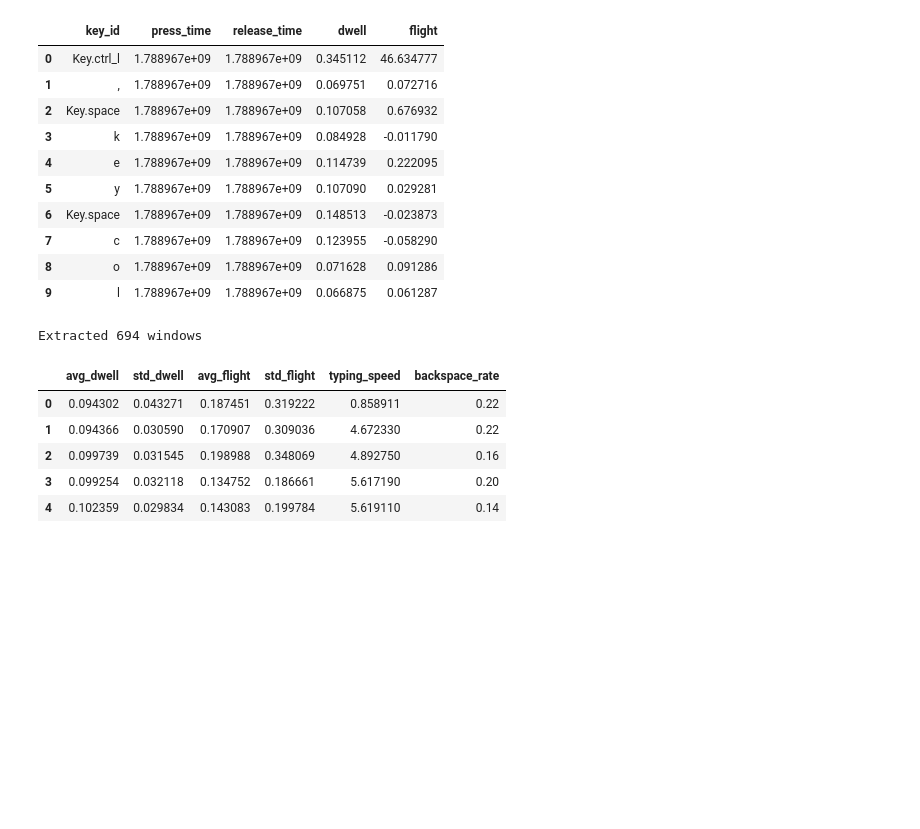
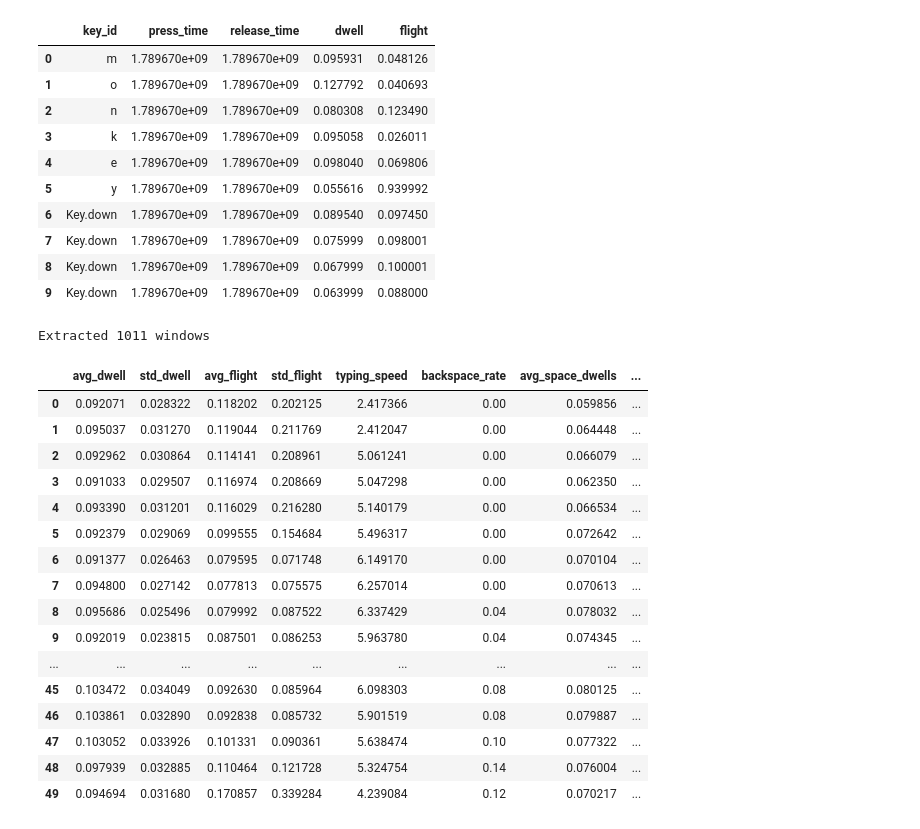
Before and after one commit to lemoniskartikeya/keystroke-continuous-auth, a Jupyter notebook: notebooks/02_feature_extraction.ipynb, the cells around one changed output. Cells and saved outputs as stored; diff of their text form; code cells hidden in the pictures; blank space fills up the shorter version.

```diff
--- a/notebooks/02_feature_extraction.ipynb
+++ b/notebooks/02_feature_extraction.ipynb
@@ -2,8 +2,8 @@
 import pandas as pd
 import numpy as np
 # %%
-INPUT_FILE = "../keystroke_log.csv" # ../ means that the file exists outside the foler we are currently in
-OUTPUT_FILE = "../features.csv"
+INPUT_FILE = "../data/keystroke_log_anomalous.csv" # ../ means that the file exists outside the foler we are currently in
+OUTPUT_FILE = "../data/features_anomalous.csv"
 WINDOW_SIZE = 50 # how many rows are allowed in window
 SLIDE_STEP = 10 # how many steps should the sliding window slide
 MAX_VALID_TIME = 2.0 # whats the max valid dwell and flight time
@@ -28,16 +28,16 @@ df = load_and_clean(INPUT_FILE)
 df.head(10)
 # %% [output]
 |  | key_id | press_time | release_time | dwell | flight |
-| 0 | Key.ctrl_l | 1.788967e+09 | 1.788967e+09 | 0.345112 | 46.634777 |
-| 1 | , | 1.788967e+09 | 1.788967e+09 | 0.069751 | 0.072716 |
-| 2 | Key.space | 1.788967e+09 | 1.788967e+09 | 0.107058 | 0.676932 |
-| 3 | k | 1.788967e+09 | 1.788967e+09 | 0.084928 | -0.011790 |
-| 4 | e | 1.788967e+09 | 1.788967e+09 | 0.114739 | 0.222095 |
-| 5 | y | 1.788967e+09 | 1.788967e+09 | 0.107090 | 0.029281 |
-| 6 | Key.space | 1.788967e+09 | 1.788967e+09 | 0.148513 | -0.023873 |
-| 7 | c | 1.788967e+09 | 1.788967e+09 | 0.123955 | -0.058290 |
-| 8 | o | 1.788967e+09 | 1.788967e+09 | 0.071628 | 0.091286 |
-| 9 | l | 1.788967e+09 | 1.788967e+09 | 0.066875 | 0.061287 |
+| 0 | m | 1.789670e+09 | 1.789670e+09 | 0.095931 | 0.048126 |
+| 1 | o | 1.789670e+09 | 1.789670e+09 | 0.127792 | 0.040693 |
+| 2 | n | 1.789670e+09 | 1.789670e+09 | 0.080308 | 0.123490 |
+| 3 | k | 1.789670e+09 | 1.789670e+09 | 0.095058 | 0.026011 |
+| 4 | e | 1.789670e+09 | 1.789670e+09 | 0.098040 | 0.069806 |
+| 5 | y | 1.789670e+09 | 1.789670e+09 | 0.055616 | 0.939992 |
+| 6 | Key.down | 1.789670e+09 | 1.789670e+09 | 0.089540 | 0.097450 |
+| 7 | Key.down | 1.789670e+09 | 1.789670e+09 | 0.075999 | 0.098001 |
+| 8 | Key.down | 1.789670e+09 | 1.789670e+09 | 0.067999 | 0.100001 |
+| 9 | Key.down | 1.789670e+09 | 1.789670e+09 | 0.063999 | 0.088000 |
 # %%
 def extract_features(window): # giving each window as the input
     duration = window["release_time"].iloc[-1] - window["press_time"].iloc[0]
@@ -52,6 +52,14 @@ def extract_features(window): # giving each window as the input
     backspace_count = (window["key_id"] == "Key.backspace").sum()
     # find backspace count of each window. how many backspaces are pressed in each row of the window then sums it.
 
+    space_mask = window["key_id"] == "Key.space"
+    space_dwells = window.loc[space_mask, "dwell"]
+
+    all_flights = window["flight"].dropna()
+    overlap_rate = (all_flights<0).mean() if len(all_flights) > 0 else 0.0
+
+    long_pause_rate = (valid_flights>0.5).mean() if len(valid_flights) > 0 else 0.0
+
     return { # returns a dictionary object with the following keys
         "avg_dwell": window["dwell"].mean(),
         "std_dwell": window["dwell"].std(),
@@ -61,6 +69,9 @@ def extract_features(window): # giving each window as the input
         # typing speed of the window is no. of keys/duration. gives key per sec
         "backspace_rate": backspace_count / n_keys,
         # no. of backspaces / no. of total keys -> give how many % of backspaces pressed in each window
+        "avg_space_dwells" : space_dwells.mean() if len(space_dwells) > 0 else 0.0,
+        "overlap_rate" : overlap_rate,
+        "long_pause_rate" : long_pause_rate,
     }
 # %%
 def build_feature_table(df, window_size = WINDOW_SIZE, slide_step = SLIDE_STEP):
@@ -79,15 +90,26 @@ def build_feature_table(df, window_size = WINDOW_SIZE, slide_step = SLIDE_STEP):
 # %%
 features_df = build_feature_table(df)
 print(f"Extracted {len(features_df)} windows") # tell no. of windows formed
-features_df.head()
+features_df.head(50)
 # %% [output]
-Extracted 694 windows
+Extracted 1011 windows
-|  | avg_dwell | std_dwell | avg_flight | std_flight | typing_speed | backspace_rate |
-| 0 | 0.094302 | 0.043271 | 0.187451 | 0.319222 | 0.858911 | 0.22 |
-| 1 | 0.094366 | 0.030590 | 0.170907 | 0.309036 | 4.672330 | 0.22 |
-| 2 | 0.099739 | 0.031545 | 0.198988 | 0.348069 | 4.892750 | 0.16 |
-| 3 | 0.099254 | 0.032118 | 0.134752 | 0.186661 | 5.617190 | 0.20 |
-| 4 | 0.102359 | 0.029834 | 0.143083 | 0.199784 | 5.619110 | 0.14 |
+|  | avg_dwell | std_dwell | avg_flight | std_flight | typing_speed | backspace_rate | avg_space_dwells | ... |
+| 0 | 0.092071 | 0.028322 | 0.118202 | 0.202125 | 2.417366 | 0.00 | 0.059856 | ... |
+| 1 | 0.095037 | 0.031270 | 0.119044 | 0.211769 | 2.412047 | 0.00 | 0.064448 | ... |
+| 2 | 0.092962 | 0.030864 | 0.114141 | 0.208961 | 5.061241 | 0.00 | 0.066079 | ... |
+| 3 | 0.091033 | 0.029507 | 0.116974 | 0.208669 | 5.047298 | 0.00 | 0.062350 | ... |
+| 4 | 0.093390 | 0.031201 | 0.116029 | 0.216280 | 5.140179 | 0.00 | 0.066534 | ... |
+| 5 | 0.092379 | 0.029069 | 0.099555 | 0.154684 | 5.496317 | 0.00 | 0.072642 | ... |
+| 6 | 0.091377 | 0.026463 | 0.079595 | 0.071748 | 6.149170 | 0.00 | 0.070104 | ... |
+| 7 | 0.094800 | 0.027142 | 0.077813 | 0.075575 | 6.257014 | 0.00 | 0.070613 | ... |
+| 8 | 0.095686 | 0.025496 | 0.079992 | 0.087522 | 6.337429 | 0.04 | 0.078032 | ... |
+| 9 | 0.092019 | 0.023815 | 0.087501 | 0.086253 | 5.963780 | 0.04 | 0.074345 | ... |
+| ... | ... | ... | ... | ... | ... | ... | ... | ... |
+| 45 | 0.103472 | 0.034049 | 0.092630 | 0.085964 | 6.098303 | 0.08 | 0.080125 | ... |
+| 46 | 0.103861 | 0.032890 | 0.092838 | 0.085732 | 5.901519 | 0.08 | 0.079887 | ... |
+| 47 | 0.103052 | 0.033926 | 0.101331 | 0.090361 | 5.638474 | 0.10 | 0.077322 | ... |
+| 48 | 0.097939 | 0.032885 | 0.110464 | 0.121728 | 5.324754 | 0.14 | 0.076004 | ... |
+| 49 | 0.094694 | 0.031680 | 0.170857 | 0.339284 | 4.239084 | 0.12 | 0.070217 | ... |
 # %%
 features_df.describe() # describes the datframe using various methods
 # %% [output]
```
Also changed, not shown: parts of 3 cells of this notebook.
